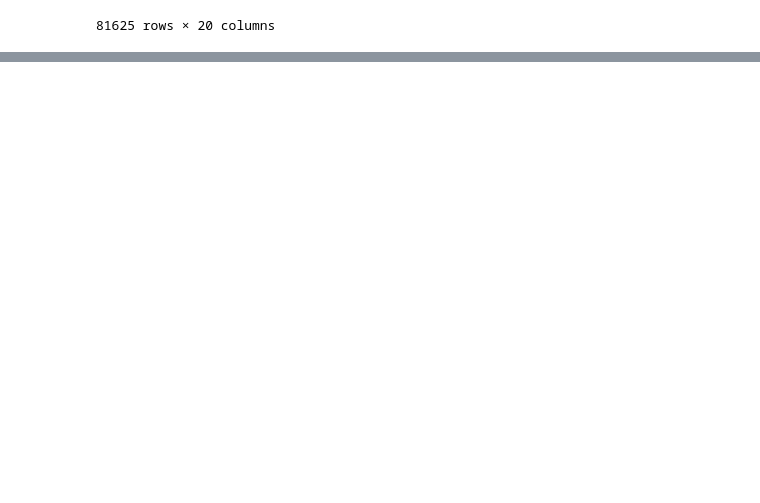
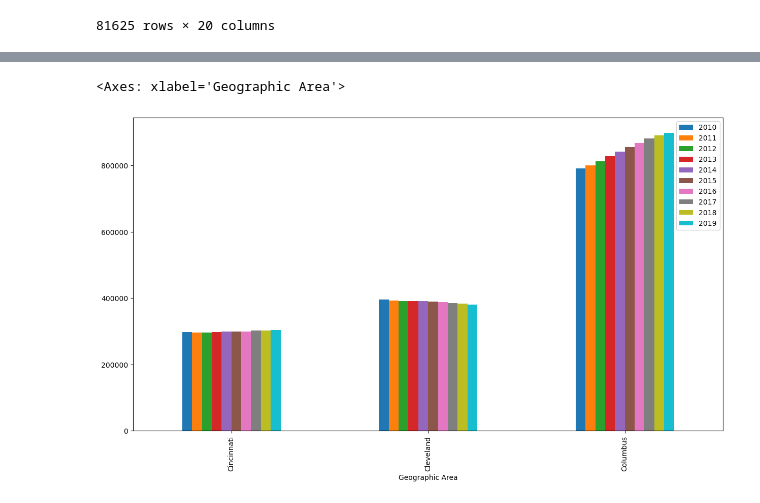
Before and after one commit to brian-campbell/ai-bootcamp-project-1, a Jupyter notebook: project-1-brian.ipynb, the cells around one changed output, grey strips where cells are left out. Saved outputs shown, nothing was run; the diff lists cells and outputs as text; code cells hidden in the pictures; blank space fills up the shorter version.

```diff
--- a/project-1-brian.ipynb
+++ b/project-1-brian.ipynb
@@ -64,0 +150,9 @@ display ( df_census_2020_2023 )
+# %%
+#df_census_2010_2019_three_cs.info ()
+df_census_2010_2019_three_cs.plot ( x='Geographic Area',
+                                   y=['2010', '2011', '2012', '2013', '2014', '2015', '2016', '2017', '2018', '2019'],
+                                   kind='bar',
+                                   figsize= ( 15,8 ) )
+# %% [output]
+<Axes: xlabel='Geographic Area'>
+[figure, added]
```
Also changed, not shown: parts of 10 cells of this notebook.
